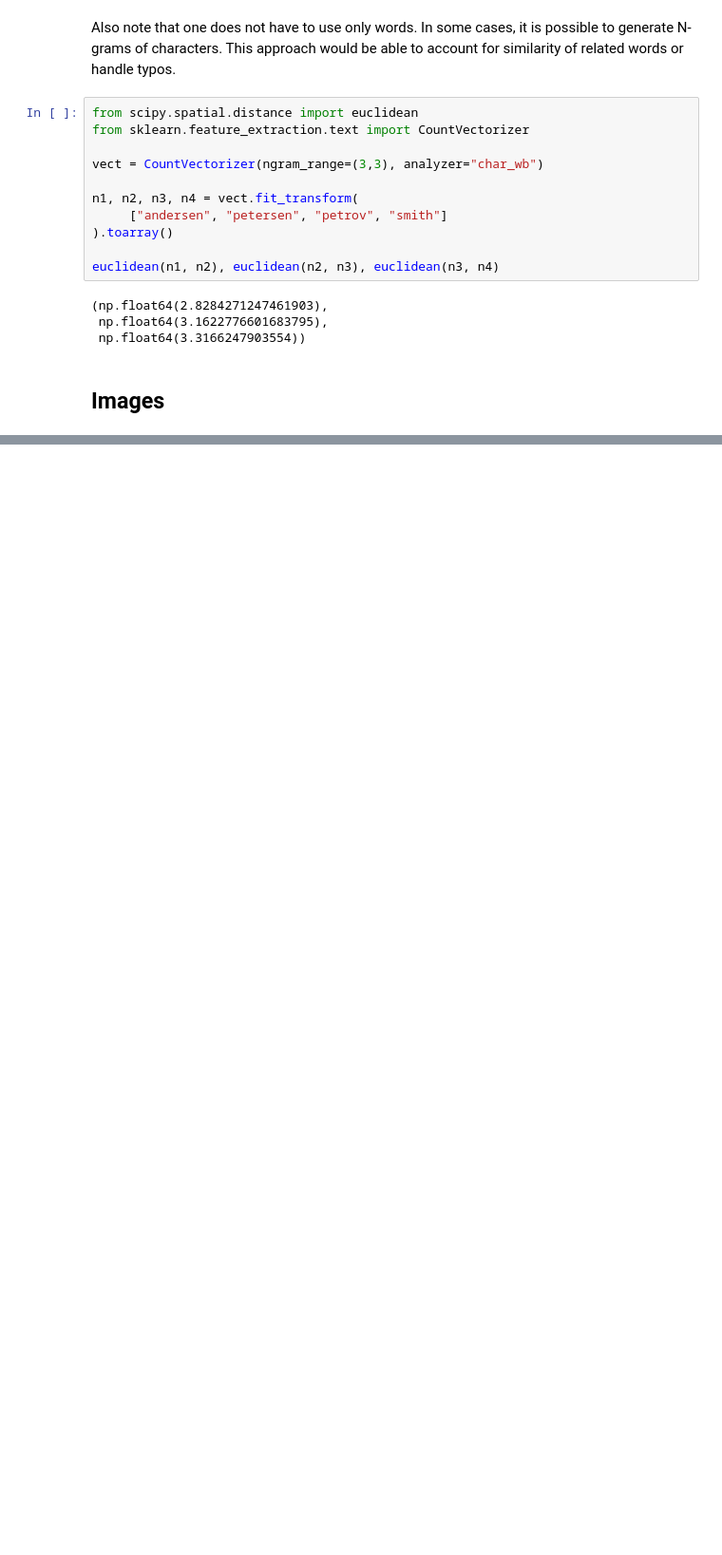
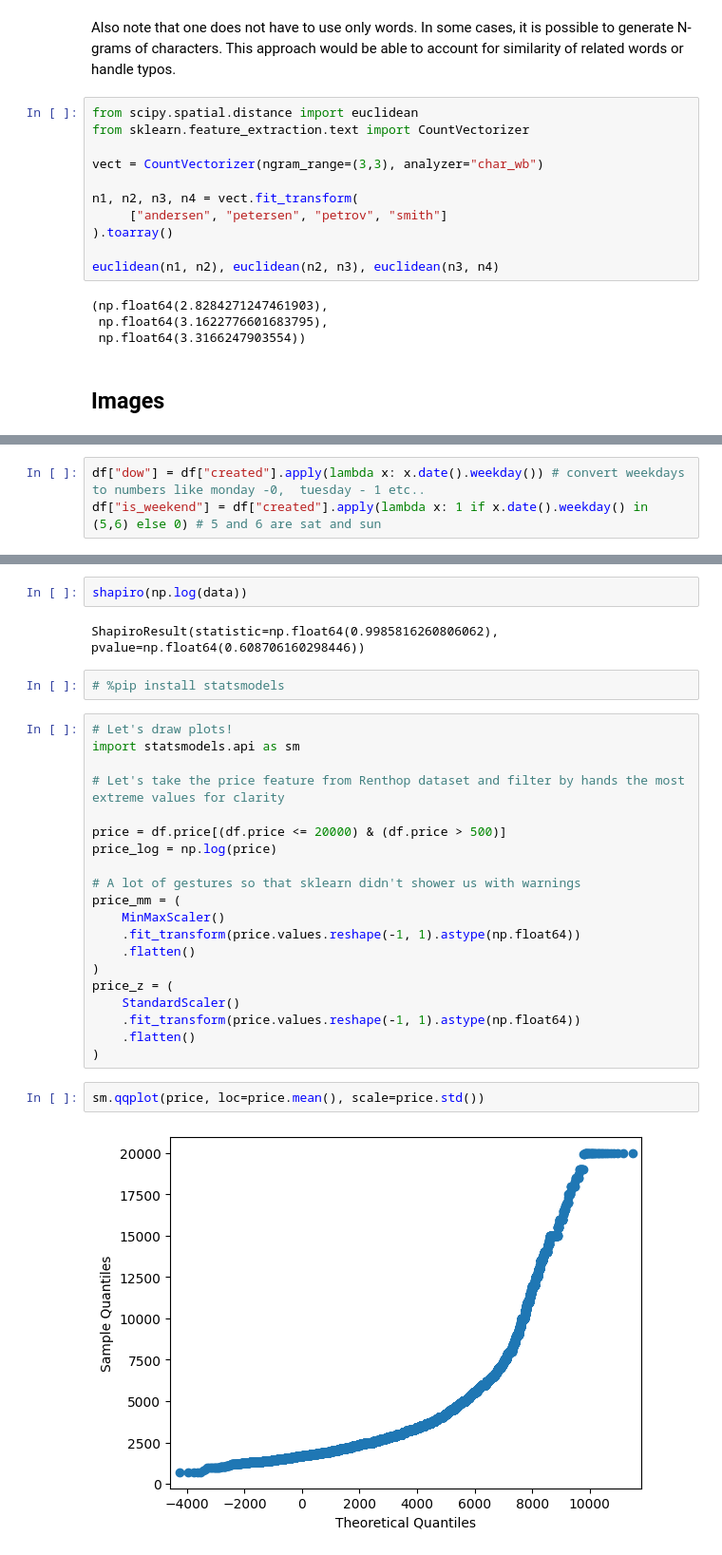
Before and after one commit to rahulrajesh131999/ai-ml-dl-journey, a Jupyter notebook: topic6/feature_engineering&feature_selection.ipynb, the cells around one changed output, grey strips where cells are left out. Shown at 95% size. Cells and saved outputs as stored; diff of their text form; blank space fills up the shorter version.

```diff
--- a/topic6/feature_engineering&feature_selection.ipynb
+++ b/topic6/feature_engineering&feature_selection.ipynb
@@ -535,0 +597,3 @@ euclidean(n1, n2), euclidean(n2, n3), euclidean(n3, n4)
+# %%
+df["dow"] = df["created"].apply(lambda x: x.date().weekday()) # convert weekdays to numbers like monday -0,  tuesday - 1 etc..
+df["is_weekend"] = df["created"].apply(lambda x: 1 if x.date().weekday() in (5,6) else 0) # 5 and 6 are sat and sun
@@ -535,0 +740,30 @@ euclidean(n1, n2), euclidean(n2, n3), euclidean(n3, n4)
+# %%
+shapiro(np.log(data))
+# %% [output]
+ShapiroResult(statistic=np.float64(0.9985816260806062), pvalue=np.float64(0.608706160298446))
+# %%
+# %pip install statsmodels
+# %%
+# Let's draw plots!
+import statsmodels.api as sm
+
+# Let's take the price feature from Renthop dataset and filter by hands the most extreme values for clarity
+
+price = df.price[(df.price <= 20000) & (df.price > 500)]
+price_log = np.log(price)
+
+# A lot of gestures so that sklearn didn't shower us with warnings
+price_mm = (
+    MinMaxScaler()
+    .fit_transform(price.values.reshape(-1, 1).astype(np.float64))
+    .flatten()
+)
+price_z = (
+    StandardScaler()
+    .fit_transform(price.values.reshape(-1, 1).astype(np.float64))
+    .flatten()
+)
+# %%
+sm.qqplot(price, loc=price.mean(), scale=price.std())
+# %% [output]
+[figure, added]
```
Also changed, not shown: parts of 58 cells of this notebook, 4 other files.
